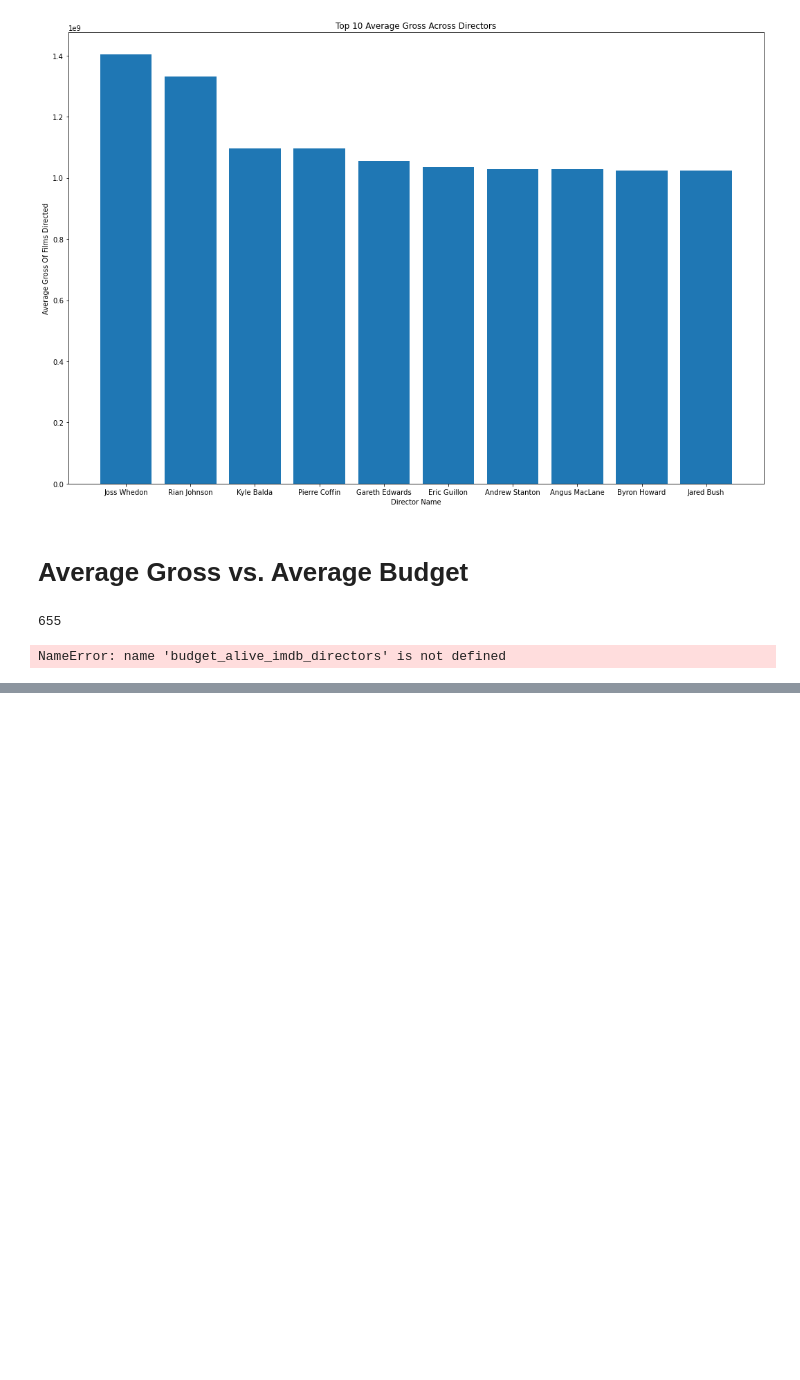
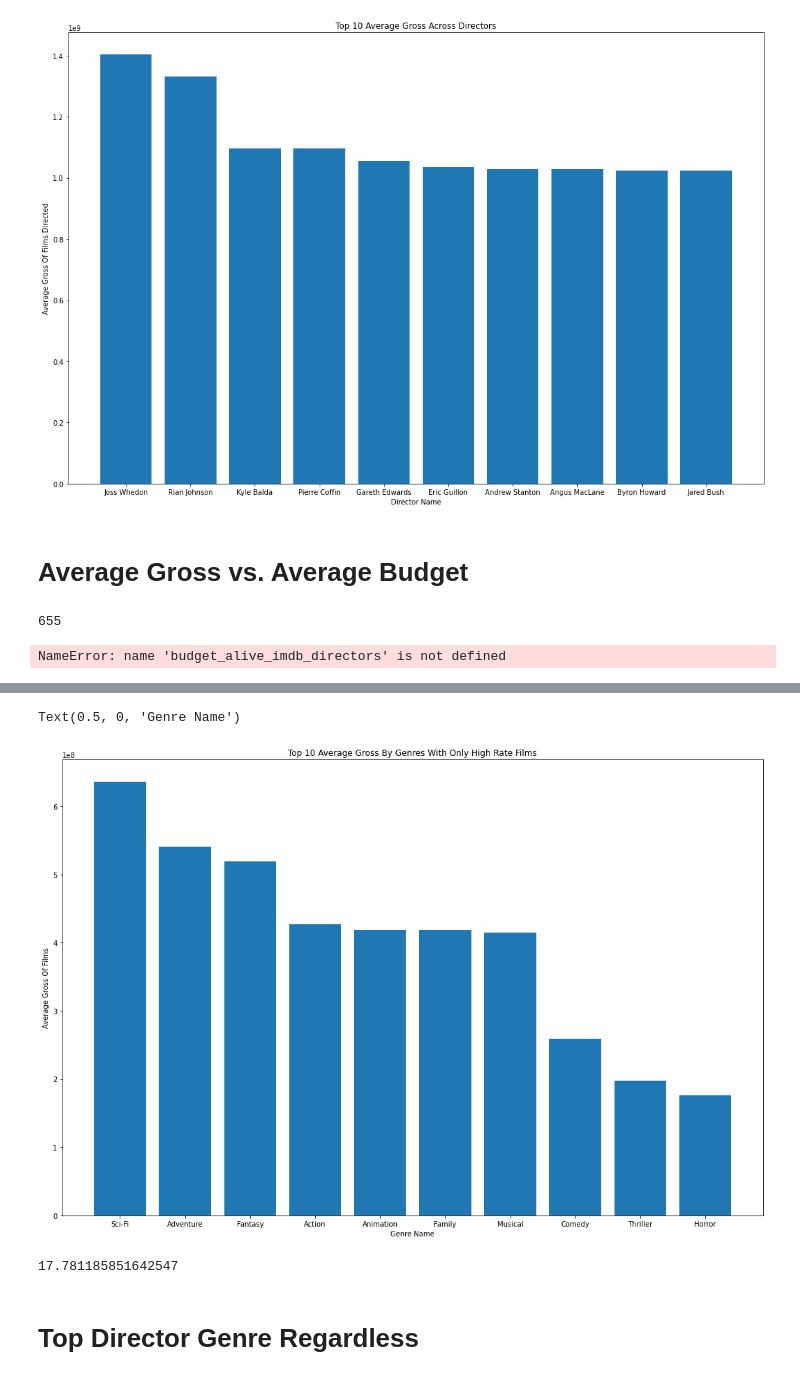
Before and after one commit to lperconti/Phase-One-Project---Lenore-Kelsey-Drew, a Jupyter notebook: kelsey_lane.ipynb, the cells around one changed output, grey strips where cells are left out. Saved outputs shown, nothing was run; the diff lists cells and outputs as text; code cells hidden in the pictures; blank space fills up the shorter version.

```diff
--- a/kelsey_lane.ipynb
+++ b/kelsey_lane.ipynb
@@ -630,0 +643,13 @@ NameError: name 'budget_alive_imdb_directors' is not defined
+# %%
+split_genres2 = imdb_with_gross2.assign(genres=imdb_with_gross2.genres.str.split(",")).explode('genres')
+
+genre_gross2 = split_genres2.groupby('genres')['total_gross'].mean().sort_values(ascending = False)[:10]
+
+fig, ax = plt.subplots(figsize = (18,12))
+ax.bar(x = genre_gross2.index, height = genre_gross2.values)
+ax.set_title('Top 10 Average Gross By Genres With Only High Rate Films')
+ax.set_ylabel('Average Gross Of Films')
+ax.set_xlabel('Genre Name')
+# %% [output]
+Text(0.5, 0, 'Genre Name')
+[figure, added]
@@ -630,0 +659,7 @@ NameError: name 'budget_alive_imdb_directors' is not defined
+# %%
+percent_change = ((scifi - adventure)/adventure) * 100
+percent_change
+# %% [output]
+17.781185851642547
+# %% [markdown]
+# Top Director Genre Regardless
```
Also changed, not shown: parts of 13 cells of this notebook.
